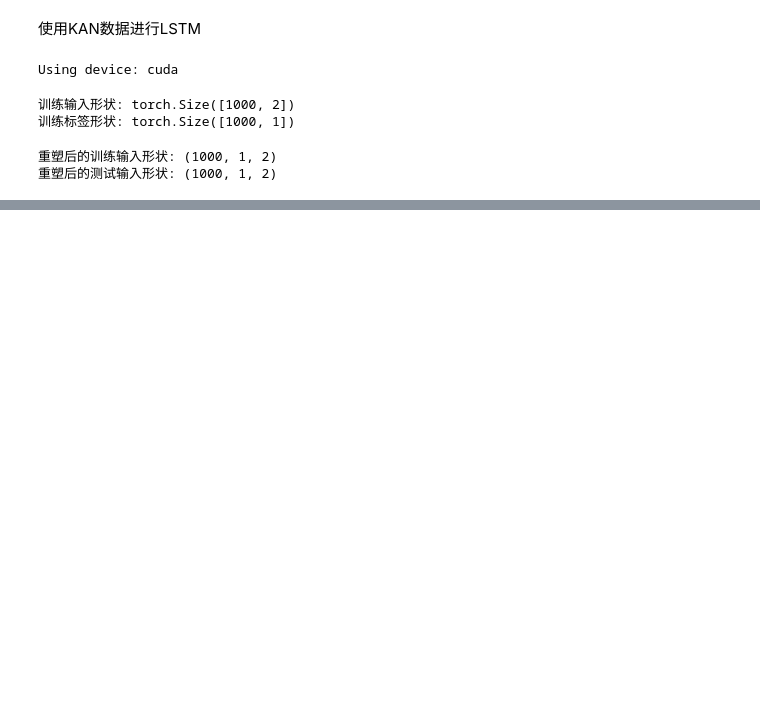
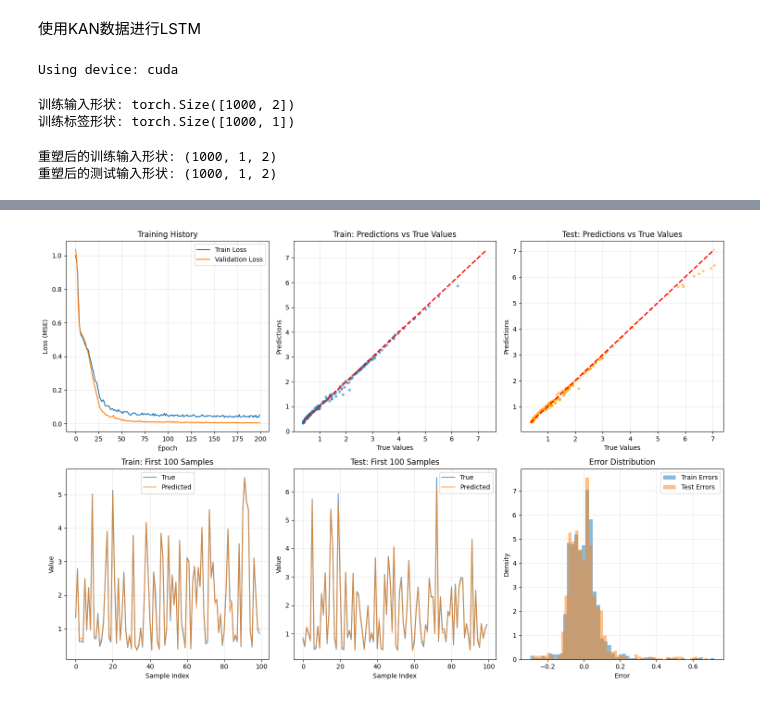
Before and after one commit to VeinsureLee/thesis, a Jupyter notebook: Study_Notes/Note2.ipynb, the cells around one changed output, grey strips where cells are left out. Saved outputs shown, nothing was run; the diff lists cells and outputs as text; code cells hidden in the pictures; blank space fills up the shorter version.

```diff
--- a/Study_Notes/Note2.ipynb
+++ b/Study_Notes/Note2.ipynb
@@ -187,0 +200,84 @@ train_losses, val_losses = train_model(
+# %%
+# 7. 评估模型
+model.eval()
+with torch.no_grad():
+    # 训练集预测
+    train_pred_scaled = model(X_train).cpu().numpy()
+    test_pred_scaled = model(X_test).cpu().numpy()
+
+    # 反标准化
+    train_pred = label_scaler.inverse_transform(train_pred_scaled)
+    test_pred = label_scaler.inverse_transform(test_pred_scaled)
+
+    train_true = label_scaler.inverse_transform(y_train.cpu().numpy())
+    test_true = label_scaler.inverse_transform(y_test.cpu().numpy())
+# %%
+# 8. 可视化结果
+fig, axes = plt.subplots(2, 3, figsize=(15, 10))
+
+# 训练过程
+axes[0, 0].plot(train_losses, label='Train Loss')
+axes[0, 0].plot(val_losses, label='Validation Loss')
+axes[0, 0].set_title('Training History')
+axes[0, 0].set_xlabel('Epoch')
+axes[0, 0].set_ylabel('Loss (MSE)')
+axes[0, 0].legend()
+axes[0, 0].grid(True, alpha=0.3)
+
+# 训练集预测 vs 真实值
+axes[0, 1].scatter(train_true[:200], train_pred[:200], alpha=0.5, s=10)
+axes[0, 1].plot([train_true.min(), train_true.max()],
+                [train_true.min(), train_true.max()],
+                'r--', lw=2)
+axes[0, 1].set_title('Train: Predictions vs True Values')
+axes[0, 1].set_xlabel('True Values')
+axes[0, 1].set_ylabel('Predictions')
+axes[0, 1].grid(True, alpha=0.3)
+
+# 测试集预测 vs 真实值
+axes[0, 2].scatter(test_true[:200], test_pred[:200],
+                   alpha=0.5, s=10, color='orange')
+axes[0, 2].plot([test_true.min(), test_true.max()],
+                [test_true.min(), test_true.max()],
+                'r--', lw=2)
+axes[0, 2].set_title('Test: Predictions vs True Values')
+axes[0, 2].set_xlabel('True Values')
+axes[0, 2].set_ylabel('Predictions')
+axes[0, 2].grid(True, alpha=0.3)
+
+# 训练集样本对比
+axes[1, 0].plot(train_true[:100], label='True', alpha=0.7)
+axes[1, 0].plot(train_pred[:100], label='Predicted', alpha=0.7)
+axes[1, 0].set_title('Train: First 100 Samples')
+axes[1, 0].set_xlabel('Sample Index')
+axes[1, 0].set_ylabel('Value')
+axes[1, 0].legend()
+axes[1, 0].grid(True, alpha=0.3)
+
+# 测试集样本对比
+axes[1, 1].plot(test_true[:100], label='True', alpha=0.7)
+axes[1, 1].plot(test_pred[:100], label='Predicted', alpha=0.7)
+axes[1, 1].set_title('Test: First 100 Samples')
+axes[1, 1].set_xlabel('Sample Index')
+axes[1, 1].set_ylabel('Value')
+axes[1, 1].legend()
+axes[1, 1].grid(True, alpha=0.3)
+
+# 误差分布
+train_errors = train_true.flatten() - train_pred.flatten()
+test_errors = test_true.flatten() - test_pred.flatten()
+
+axes[1, 2].hist(train_errors, bins=50, alpha=0.5,
+                label='Train Errors', density=True)
+axes[1, 2].hist(test_errors, bins=50, alpha=0.5,
+                label='Test Errors', density=True)
+axes[1, 2].set_title('Error Distribution')
+axes[1, 2].set_xlabel('Error')
+axes[1, 2].set_ylabel('Density')
+axes[1, 2].legend()
+axes[1, 2].grid(True, alpha=0.3)
+
+plt.tight_layout()
+plt.show()
+# %% [output]
+[figure, added]
```
Also changed, not shown: parts of 1 cell of this notebook, 19 other files.
